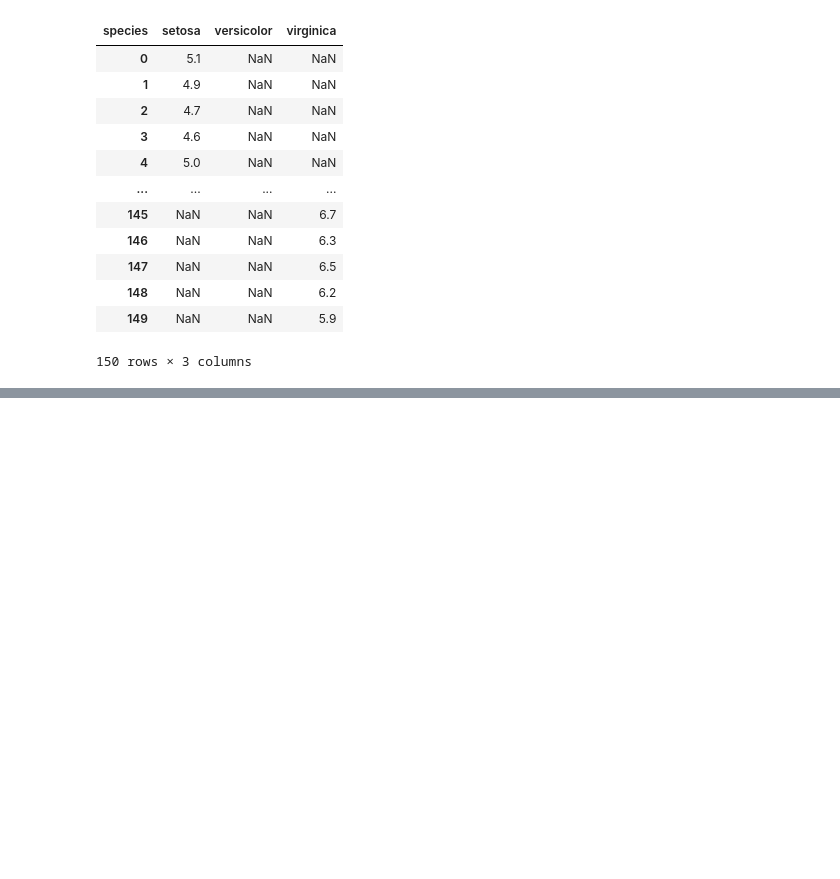
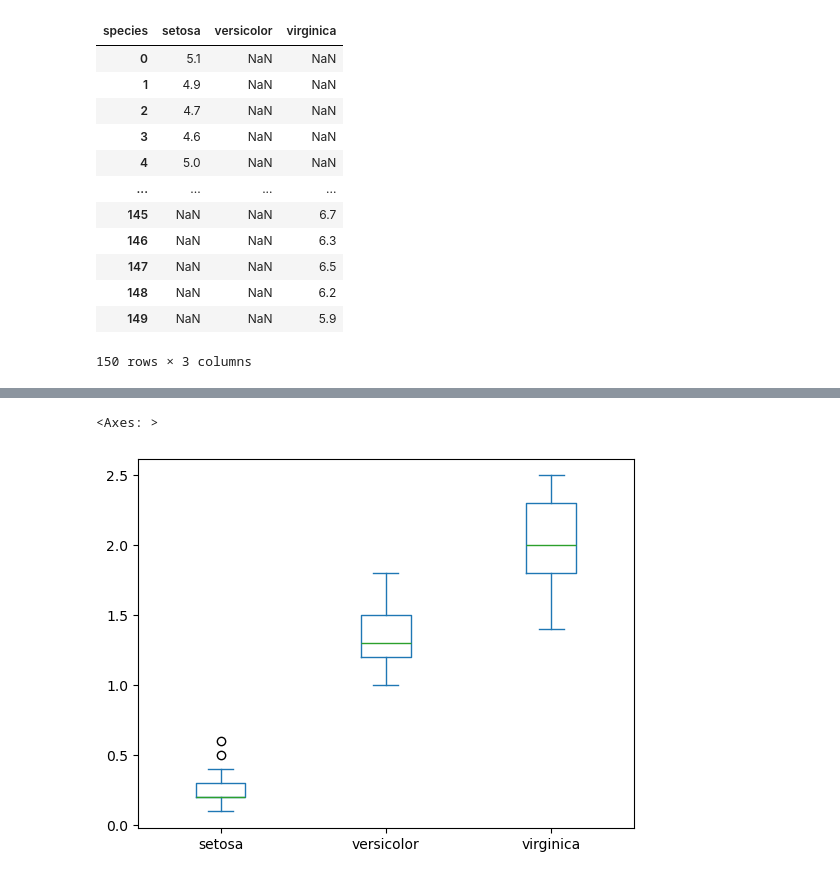
Before and after one commit to SankalpaFernando/ML_tutorials, a Jupyter notebook: iris.ipynb, the cells around one changed output, grey strips where cells are left out. Saved outputs shown, nothing was run; the diff lists cells and outputs as text; code cells hidden in the pictures; blank space fills up the shorter version.

```diff
--- a/iris.ipynb
+++ b/iris.ipynb
@@ -71,0 +87,5 @@ iris.pivot(columns='species', values='sepal_length')
+# %%
+iris.pivot(columns='species', values='petal_width').plot(kind='box')
+# %% [output]
+<Axes: >
+[figure, added]
```
Also changed, not shown: parts of 24 cells of this notebook, 1 other file.
